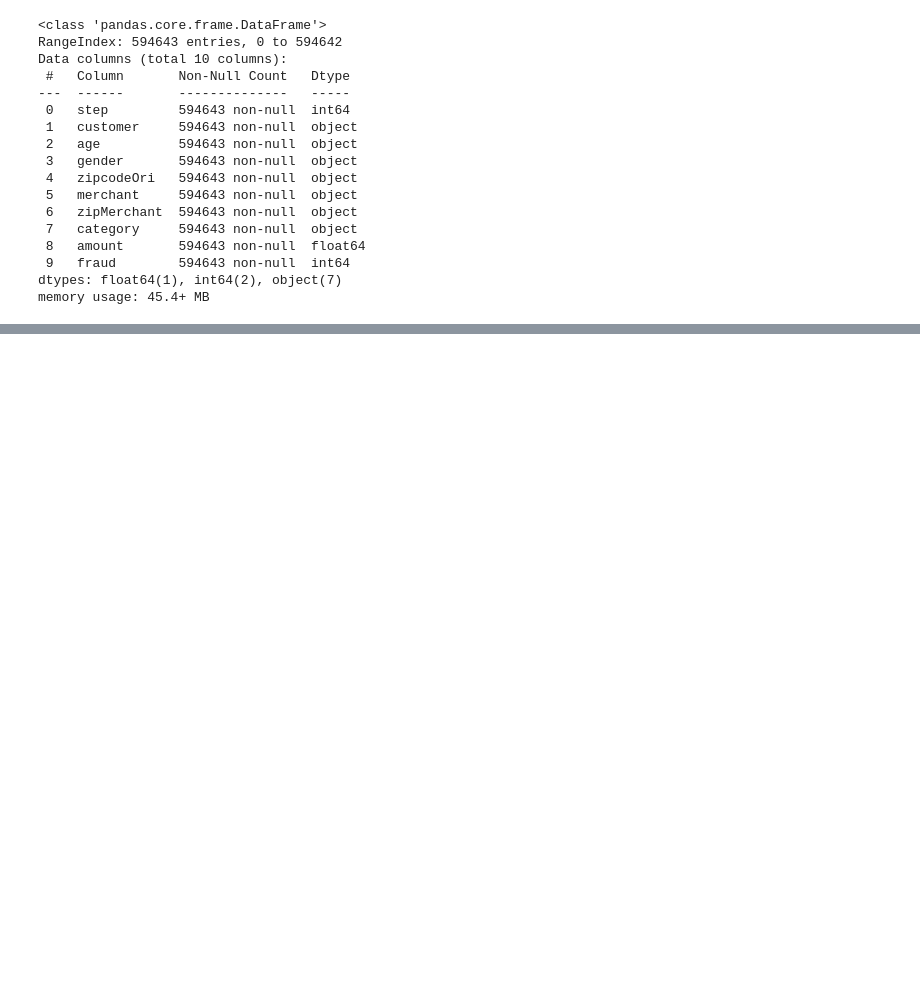
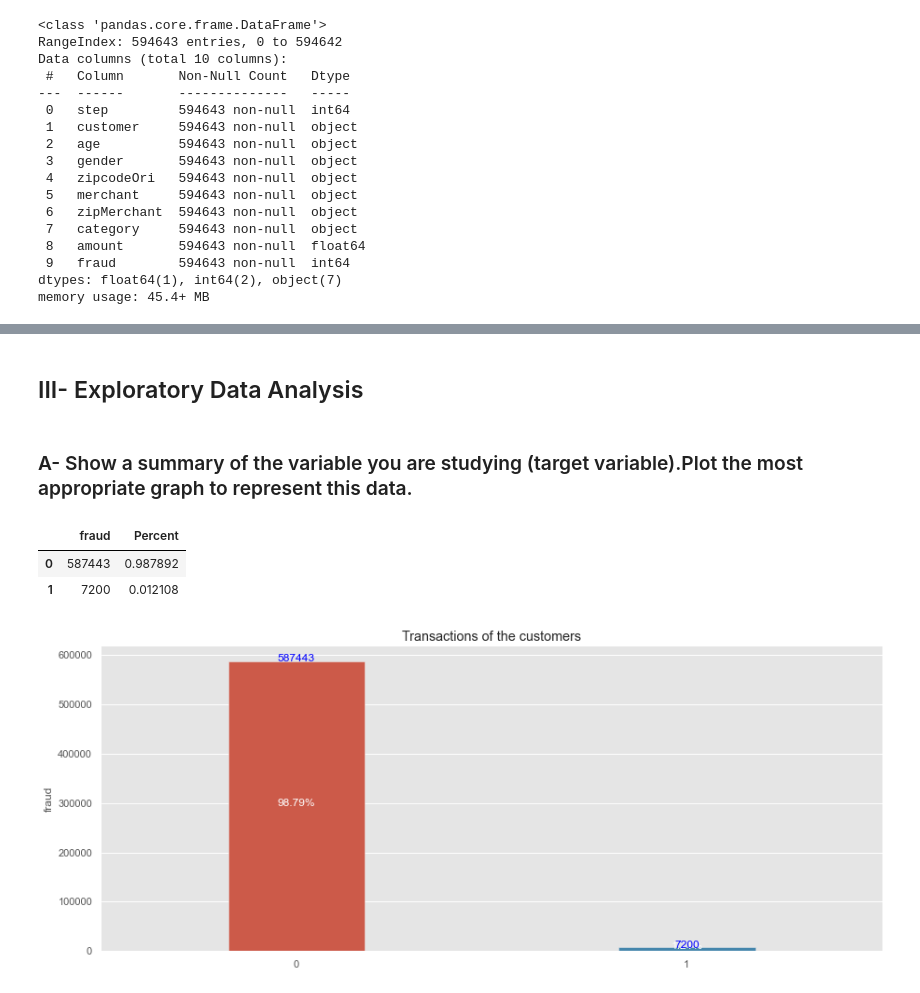
Before and after one commit to VIP509/Business-Intelligence-Project, a Jupyter notebook: BI Project.ipynb, the cells around one changed output, grey strips where cells are left out. Cells and saved outputs as stored; diff of their text form; code cells hidden in the pictures; blank space fills up the shorter version.

```diff
--- a/BI Project.ipynb
+++ b/BI Project.ipynb
@@ -37,7 +33,9 @@ import pandas as pd
 import seaborn as sns
 import matplotlib.pyplot as plt
 from scipy import stats
+from scipy.stats import chi2_contingency
 import datetime as dt
 sns.set()
+plt.style.use('ggplot')
 # %%
 # Loading our dataset
@@ -74,0 +144,37 @@ memory usage: 45.4+ MB
+# %% [markdown]
+## III- Exploratory Data Analysis
+# %% [markdown]
+### A- Show a summary of the variable you are studying (target variable).Plot the most appropriate graph to represent this data.
+# %%
+fraud = customer_data['fraud'].value_counts().to_frame()
+fraud['Percent'] = customer_data['fraud'].value_counts(normalize = True).to_frame()
+fraud
+# %% [output]
+|  | fraud | Percent |
+| 0 | 587443 | 0.987892 |
+| 1 | 7200 | 0.012108 |
+# %%
+def generate_barchart(data, title ="",abs_value ="Total",rel_value="Percent",figsize =(15,6)):
+    '''
+    This function will help us generate bar chart with data label
+    '''
+    plt.figure(figsize=figsize)
+    axes = sns.barplot(data=data,x=data.index,y=abs_value)
+    i=0
+    for tot, perc in zip(data[abs_value],data[rel_value]):
+        axes.text(i ,
+                tot/2,
+                str(np.round(perc*100,2))+ "%",
+                fontdict=dict(color='White',fontsize=12,horizontalalignment="center")
+                )
+        axes.text(i,
+                tot+ 3,
+                str(tot),
+                fontdict=dict(color='blue',fontsize=12,horizontalalignment="center")
+                )
+
+        i+=1
+    plt.title(title)
+    sns.despine(left=True, bottom=True)
+    change_width(axes,0.35)
+    plt.show()
@@ -74,0 +195,4 @@ memory usage: 45.4+ MB
+# %%
+generate_barchart(fraud,title = 'Transactions of the customers', abs_value="fraud", rel_value="Percent")
+# %% [output]
+[figure, added]
```
Also changed, not shown: parts of 38 cells of this notebook.
